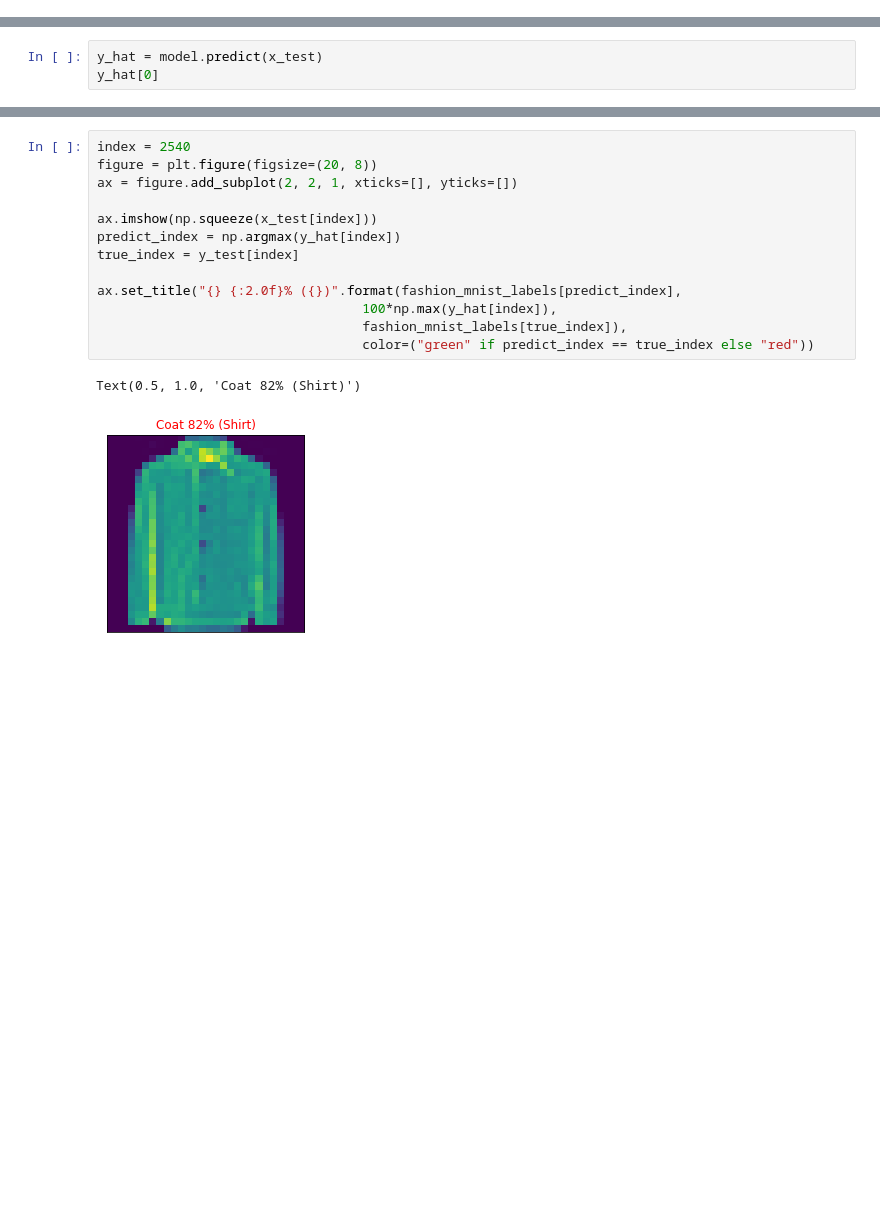
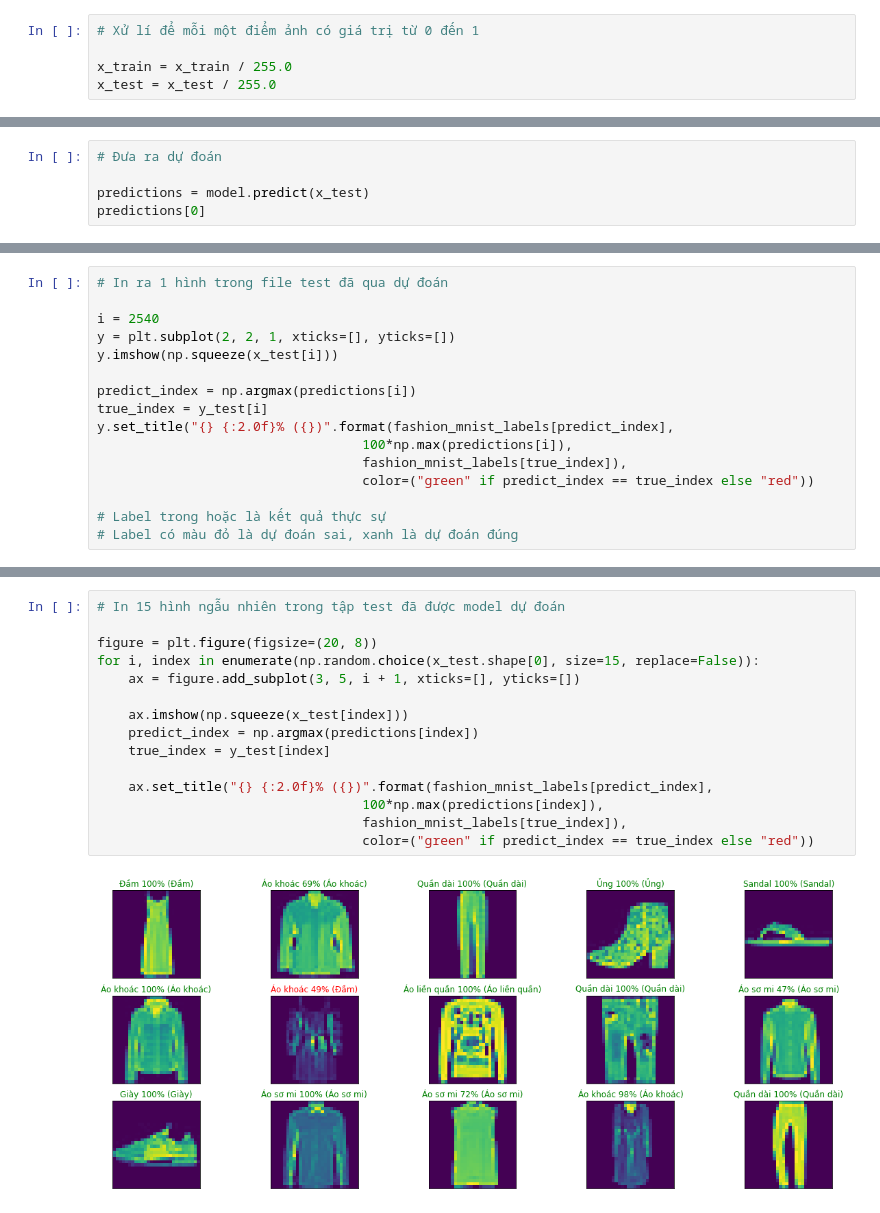
Before and after one commit to kiet0807/CS114.L21, a Jupyter notebook: CNN_Clothes_Classification.ipynb, the cells around one changed output, grey strips where cells are left out. Saved outputs shown, nothing was run; the diff lists cells and outputs as text; blank space fills up the shorter version.

Commit message:
Được tạo bằng Colaboratory

```diff
--- a/CNN_Clothes_Classification.ipynb
+++ b/CNN_Clothes_Classification.ipynb
@@ -52 +93,6 @@ fashion_mnist_labels = ["T-shirt/top",  # index 0
+# %%
+# Xử lí để mỗi một điểm ảnh có giá trị từ 0 đến 1
+
+x_train = x_train / 255.0
+x_test = x_test / 255.0
 # %%
@@ -152,4 +200,6 @@ Test Loss:  0.23288178443908691
 # %%
-y_hat = model.predict(x_test)
-y_hat[0]
+# Đưa ra dự đoán
+
+predictions = model.predict(x_test)
+predictions[0]
 # %% [output]
@@ -166,0 +221,16 @@ y_test[0]
+# %%
+# In ra 1 hình trong file test đã qua dự đoán
+
+i = 2540
+y = plt.subplot(2, 2, 1, xticks=[], yticks=[])
+y.imshow(np.squeeze(x_test[i]))
+
+predict_index = np.argmax(predictions[i])
+true_index = y_test[i]
+y.set_title("{} {:2.0f}% ({})".format(fashion_mnist_labels[predict_index],
+                                  100*np.max(predictions[i]),
+                                  fashion_mnist_labels[true_index]),
+                                  color=("green" if predict_index == true_index else "red"))
+
+# Label trong hoặc là kết quả thực sự
+# Label có màu đỏ là dự đoán sai, xanh là dự đoán đúng
@@ -167,16 +240,17 @@ y_test[0]
 # %%
-index = 2540
+# In 15 hình ngẫu nhiên trong tập test đã được model dự đoán
+
 figure = plt.figure(figsize=(20, 8))
-ax = figure.add_subplot(2, 2, 1, xticks=[], yticks=[])
+for i, index in enumerate(np.random.choice(x_test.shape[0], size=15, replace=False)):
+    ax = figure.add_subplot(3, 5, i + 1, xticks=[], yticks=[])
 
-ax.imshow(np.squeeze(x_test[index]))
-predict_index = np.argmax(y_hat[index])
-true_index = y_test[index]
+    ax.imshow(np.squeeze(x_test[index]))
+    predict_index = np.argmax(predictions[index])
+    true_index = y_test[index]
 
-ax.set_title("{} {:2.0f}% ({})".format(fashion_mnist_labels[predict_index],
-                                  100*np.max(y_hat[index]),
+    ax.set_title("{} {:2.0f}% ({})".format(fashion_mnist_labels[predict_index],
+                                  100*np.max(predictions[index]),
                                   fashion_mnist_labels[true_index]),
                                   color=("green" if predict_index == true_index else "red"))
 # %% [output]
-Text(0.5, 1.0, 'Coat 82% (Shirt)')
-[figure, old version]
+[figure, new version]
```
Also changed, not shown: parts of 34 cells of this notebook.
